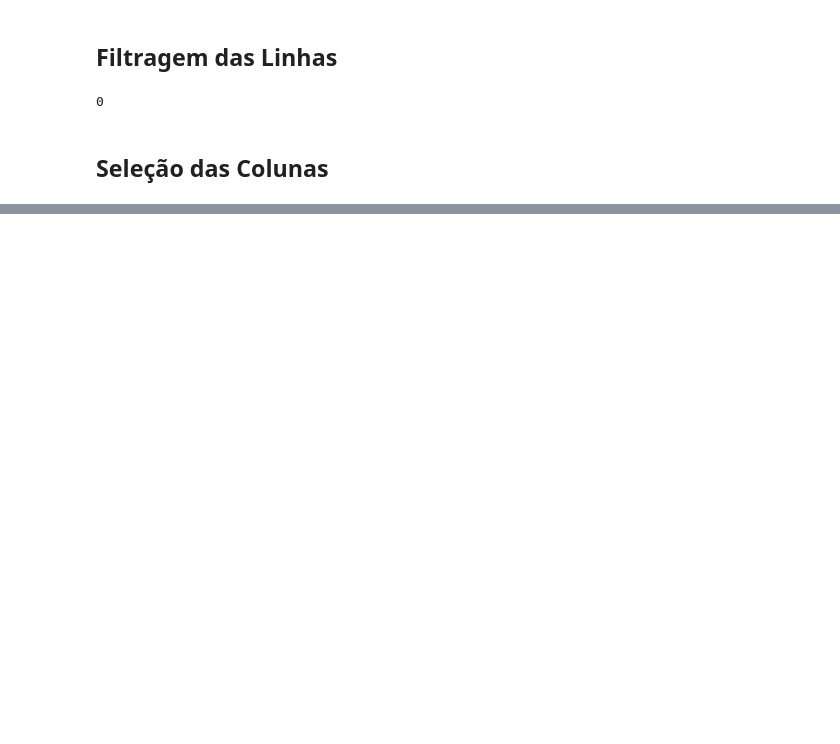
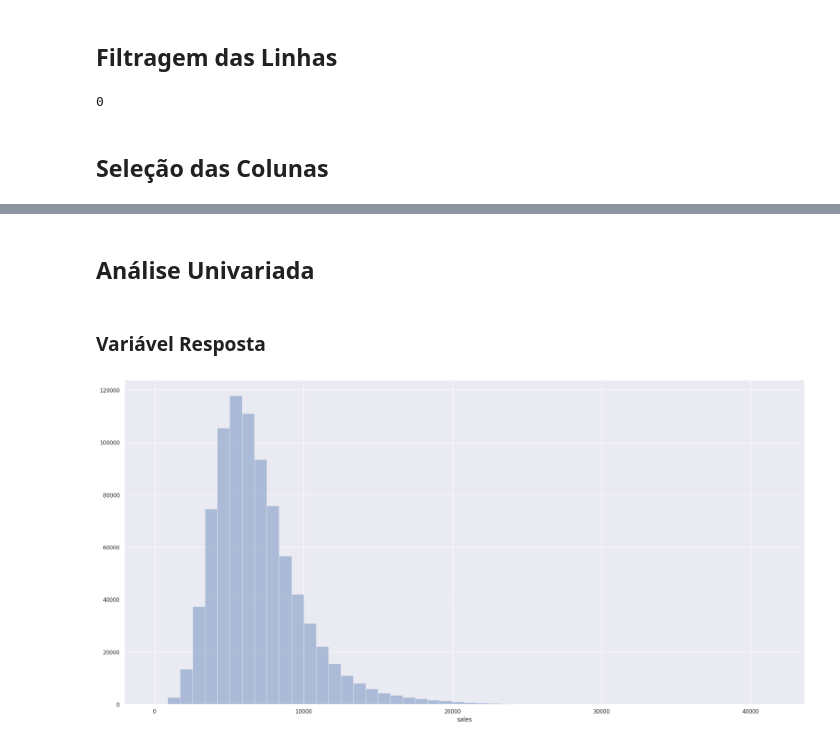
Before and after one commit to ricardosilvabr/rossmann-predict-sales, a Jupyter notebook: notebooks/v1_store_sales_prediction.ipynb, the cells around one changed output, grey strips where cells are left out. Cells and saved outputs as stored; diff of their text form; code cells hidden in the pictures; blank space fills up the shorter version.

```diff
--- a/notebooks/v1_store_sales_prediction.ipynb
+++ b/notebooks/v1_store_sales_prediction.ipynb
@@ -738,0 +748,10 @@ df3.head().T
+# %%
+df4 = df3.copy()
+# %% [markdown]
+## Análise Univariada
+# %% [markdown]
+### Variável Resposta
+# %%
+sns.distplot( df4['sales'], kde=False );
+# %% [output]
+[figure, added]
```
Also changed, not shown: parts of 19 cells of this notebook.
